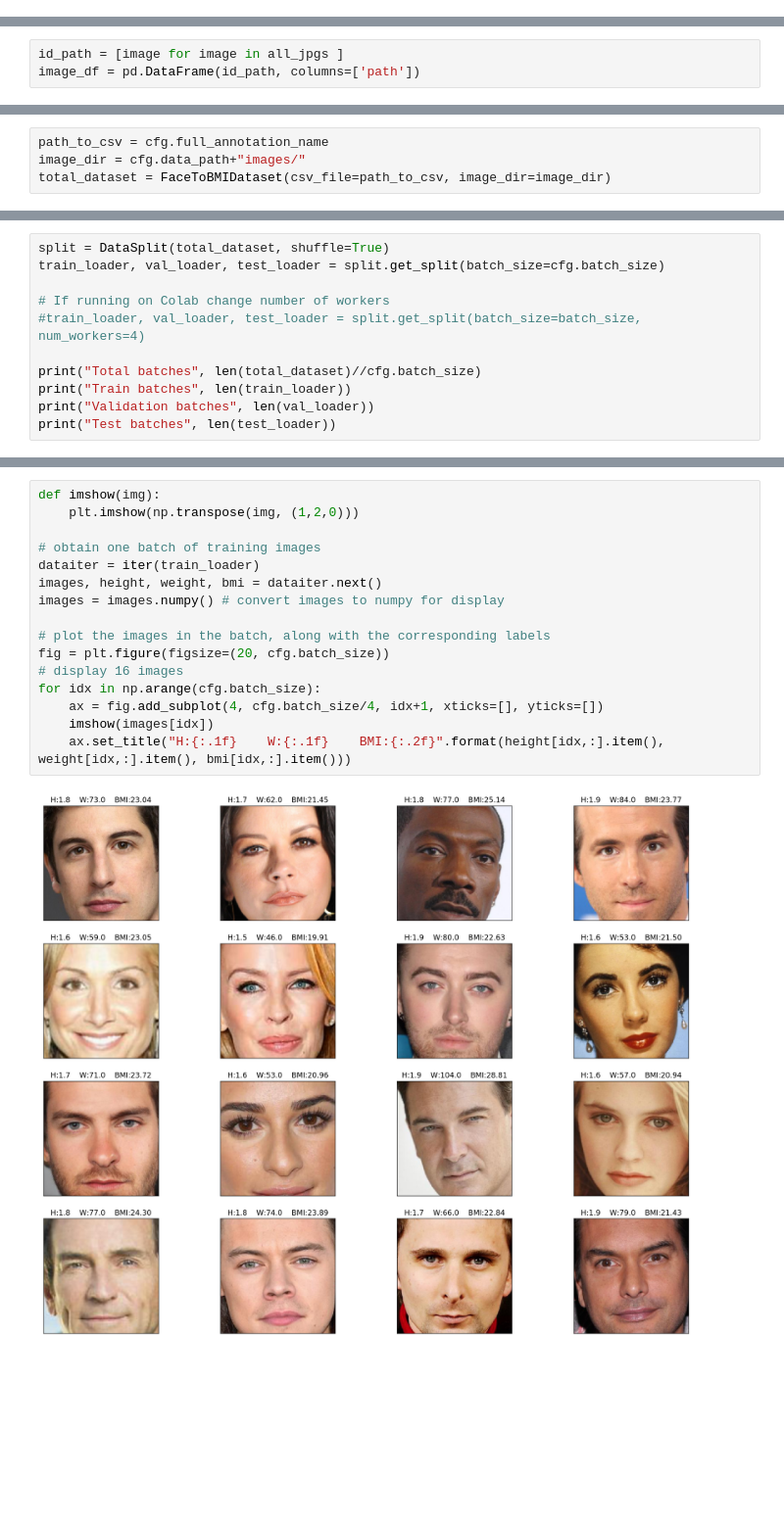
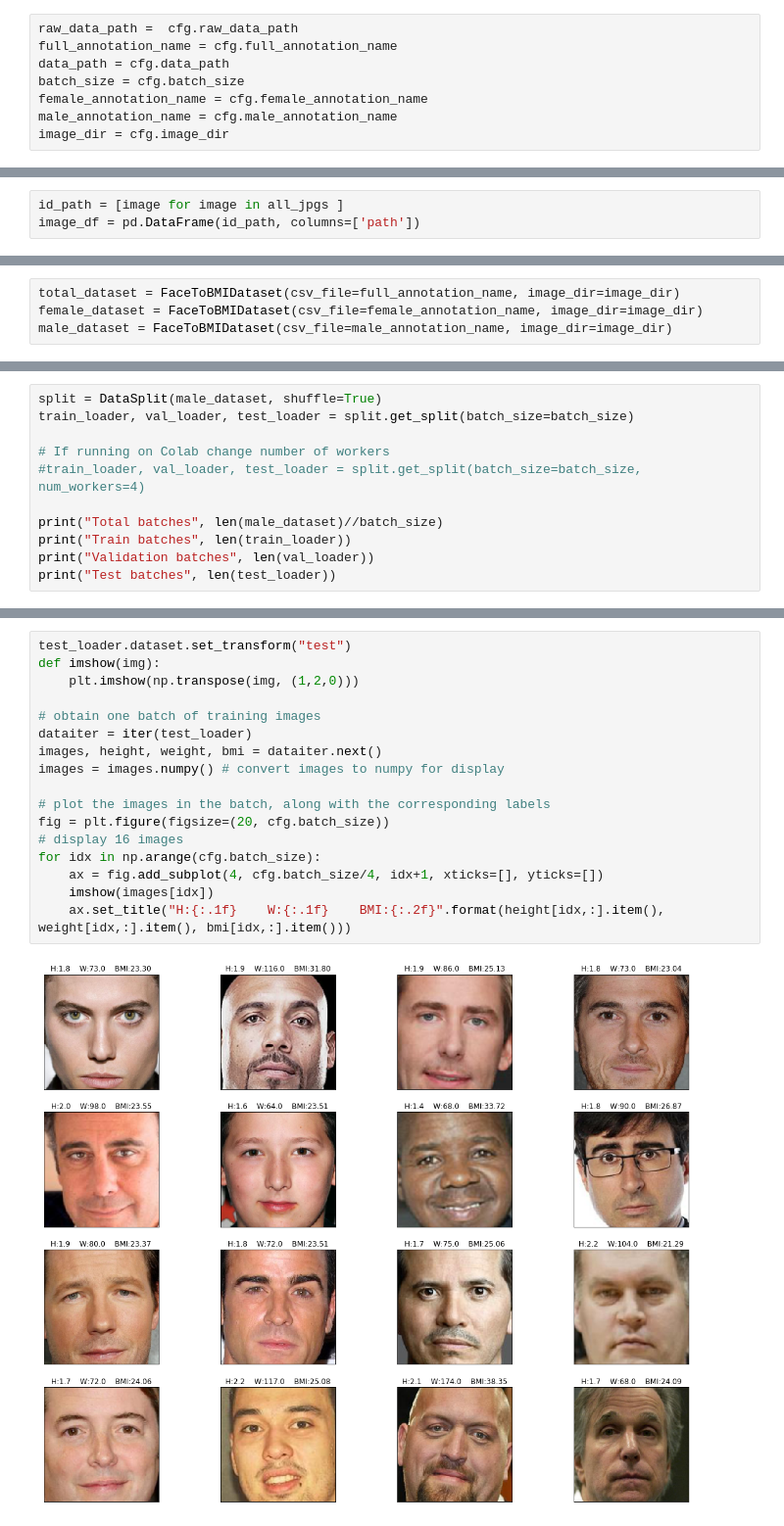
Before and after one commit to tonyzzzzz/FaceToBMI, a Jupyter notebook: notebooks/02-preprocessing-data.ipynb, the cells around one changed output, grey strips where cells are left out. Shown at 98% size. Saved outputs shown, nothing was run; the diff lists cells and outputs as text; blank space fills up the shorter version.

Commit message:
Create data for male and female input

```diff
--- a/notebooks/02-preprocessing-data.ipynb
+++ b/notebooks/02-preprocessing-data.ipynb
@@ -25,4 +20,12 @@ from PIL import Image
 from src.data.datasplit import DataSplit
 from src.data.dataload import FaceToBMIDataset
 from src.config import cfg
+# %%
+raw_data_path =  cfg.raw_data_path
+full_annotation_name = cfg.full_annotation_name
+data_path = cfg.data_path
+batch_size = cfg.batch_size
+female_annotation_name = cfg.female_annotation_name
+male_annotation_name = cfg.male_annotation_name
+image_dir = cfg.image_dir
 # %%
@@ -74,4 +80,0 @@ height: 1.77 m, weight: 55.0 kg, bmi: 17.55561939
-# %%
-path_to_csv = cfg.full_annotation_name
-image_dir = cfg.data_path+"images/"
-total_dataset = FaceToBMIDataset(csv_file=path_to_csv, image_dir=image_dir)
@@ -79,0 +81,4 @@ Using default transformation
+# %%
+total_dataset = FaceToBMIDataset(csv_file=full_annotation_name, image_dir=image_dir)
+female_dataset = FaceToBMIDataset(csv_file=female_annotation_name, image_dir=image_dir)
+male_dataset = FaceToBMIDataset(csv_file=male_annotation_name, image_dir=image_dir)
@@ -80,11 +89,11 @@ Using default transformation
 # %%
-split = DataSplit(total_dataset, shuffle=True)
-train_loader, val_loader, test_loader = split.get_split(batch_size=cfg.batch_size)
+split = DataSplit(male_dataset, shuffle=True)
+train_loader, val_loader, test_loader = split.get_split(batch_size=batch_size)
 
 # If running on Colab change number of workers
 #train_loader, val_loader, test_loader = split.get_split(batch_size=batch_size, num_workers=4)
 
-print("Total batches", len(total_dataset)//cfg.batch_size)
+print("Total batches", len(male_dataset)//batch_size)
 print("Train batches", len(train_loader))
 print("Validation batches", len(val_loader))
 print("Test batches", len(test_loader))
@@ -104,19 +105,20 @@ Using validation transformation
 # %%
+test_loader.dataset.set_transform("test")
 def imshow(img):
     plt.imshow(np.transpose(img, (1,2,0)))
 
 # obtain one batch of training images
-dataiter = iter(train_loader)
+dataiter = iter(test_loader)
 images, height, weight, bmi = dataiter.next()
 images = images.numpy() # convert images to numpy for display
 
 # plot the images in the batch, along with the corresponding labels
 fig = plt.figure(figsize=(20, cfg.batch_size))
 # display 16 images
 for idx in np.arange(cfg.batch_size):
     ax = fig.add_subplot(4, cfg.batch_size/4, idx+1, xticks=[], yticks=[])
     imshow(images[idx])
     ax.set_title("H:{:.1f}    W:{:.1f}    BMI:{:.2f}".format(height[idx,:].item(), weight[idx,:].item(), bmi[idx,:].item()))
 # %% [output]
-[figure, old version]
+[figure, new version]
 # %%
```
Also changed, not shown: parts of 13 cells of this notebook, 10 other files.
